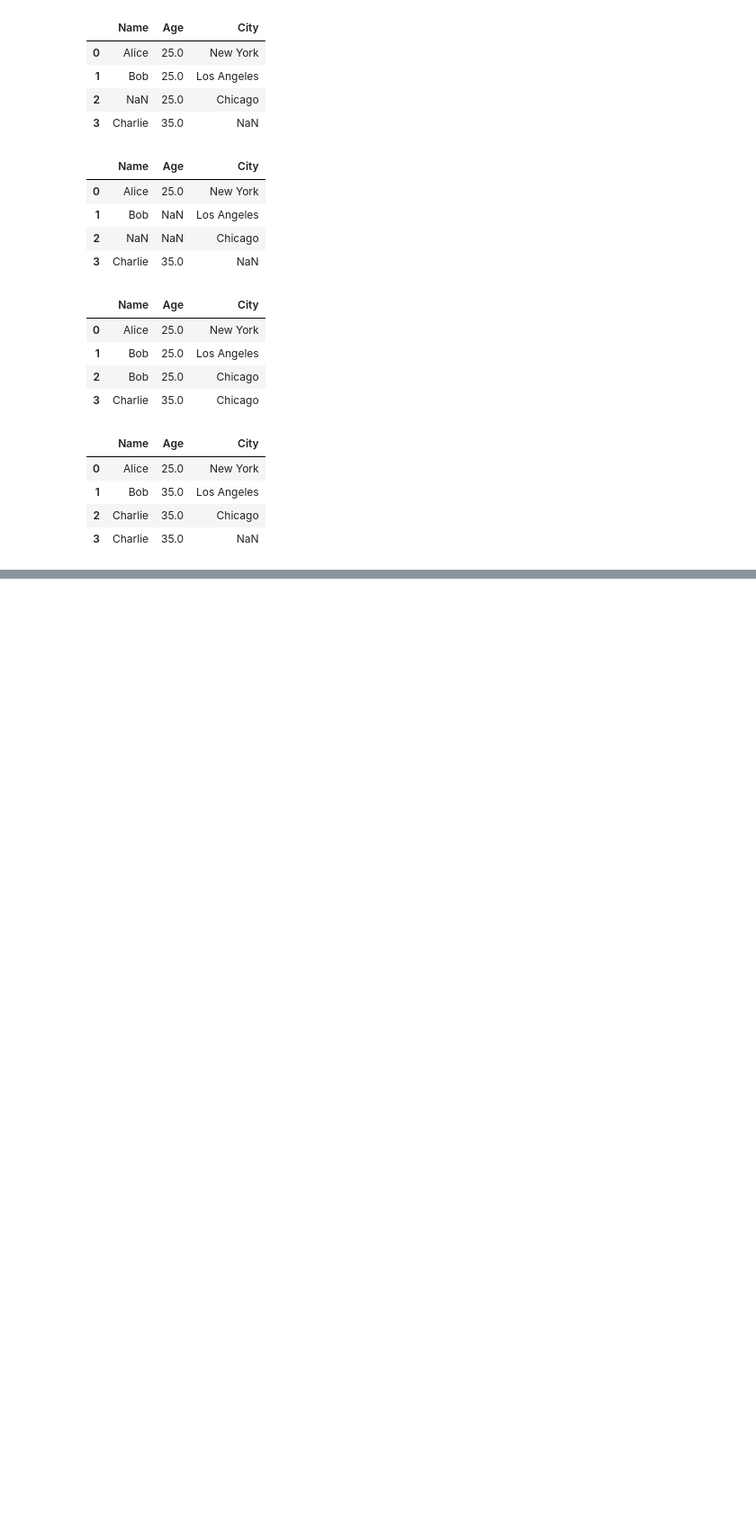
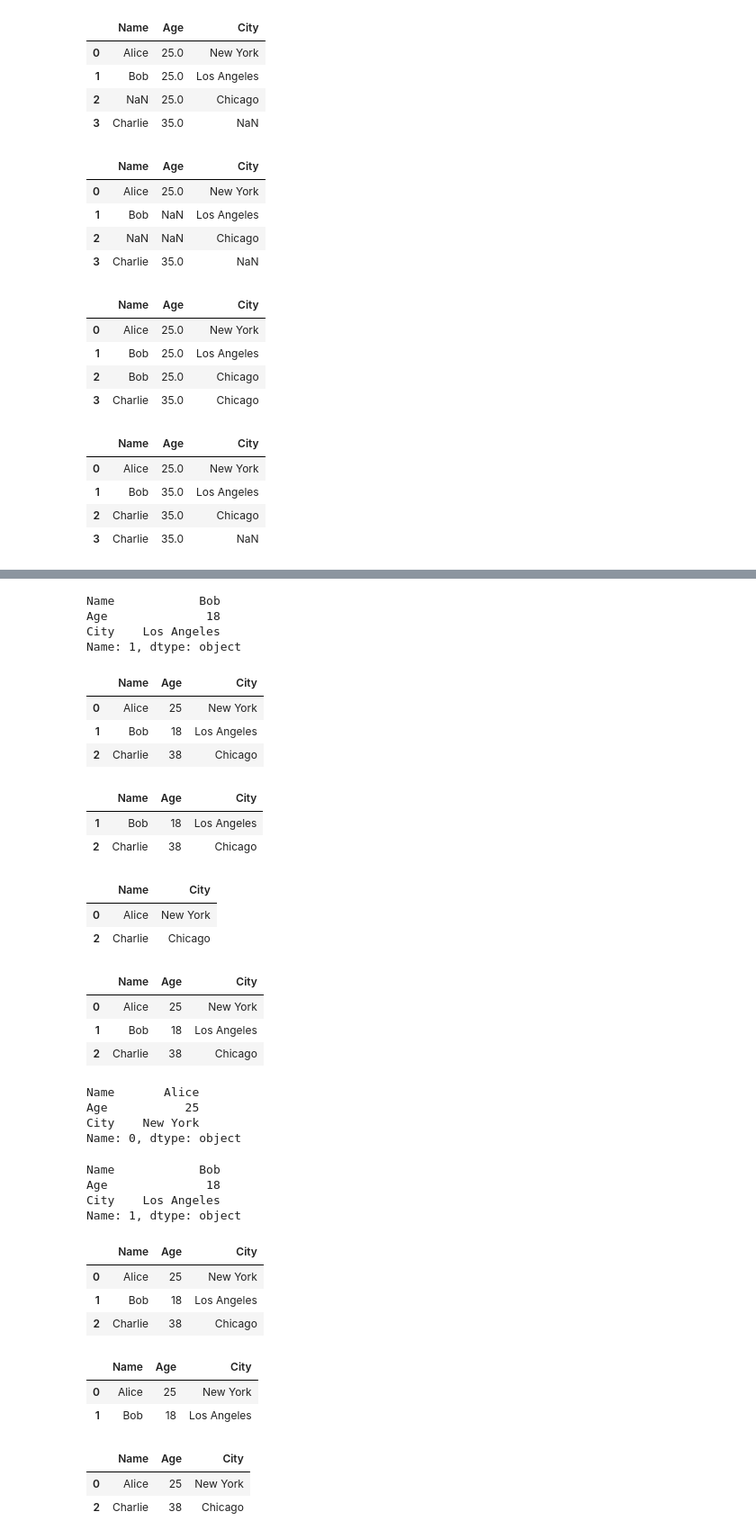
Before and after one commit to srinivasskc/my_datascience_journal, a Jupyter notebook: pandas_notebook.ipynb, the cells around one changed output, grey strips where cells are left out. Shown at 90% size. Drawn from its saved outputs; the diff is of its cells as text; code cells hidden in the pictures; blank space fills up the shorter version.

```diff
--- a/pandas_notebook.ipynb
+++ b/pandas_notebook.ipynb
@@ -982,0 +999,30 @@ df_nan1.bfill()
+# %%
+df.loc[1]
+# This retrieves the row at index 1 from the DataFrame, which corresponds to Bob's data.
+# %% [output]
+Name            Bob
+Age              18
+City    Los Angeles
+Name: 1, dtype: object
+# %%
+df.loc[0:2]
+# This selects rows with index labels 0 to 2 from the DataFrame.
+# %% [output]
+|  | Name | Age | City |
+| 0 | Alice | 25 | New York |
+| 1 | Bob | 18 | Los Angeles |
+| 2 | Charlie | 38 | Chicago |
+# %%
+df.loc[[1,2]]
+# Selecting specific rows by their index labels, in this case, rows with index 1 and 2.
+# %% [output]
+|  | Name | Age | City |
+| 1 | Bob | 18 | Los Angeles |
+| 2 | Charlie | 38 | Chicago |
+# %%
+df.loc[[0,2],["Name","City"]]
+# This selects specific rows (0 and 2) and specific columns ("Name" and "City") from the DataFrame.
+# %% [output]
+|  | Name | City |
+| 0 | Alice | New York |
+| 2 | Charlie | Chicago |
@@ -982,0 +1035,44 @@ df_nan1.bfill()
+# %%
+df_iloc = pd.DataFrame(data_iloc)
+df_iloc
+# %% [output]
+|  | Name | Age | City |
+| 0 | Alice | 25 | New York |
+| 1 | Bob | 18 | Los Angeles |
+| 2 | Charlie | 38 | Chicago |
+# %%
+df.iloc[0]
+# %% [output]
+Name       Alice
+Age           25
+City    New York
+Name: 0, dtype: object
+# %%
+df.iloc[1]
+# %% [output]
+Name            Bob
+Age              18
+City    Los Angeles
+Name: 1, dtype: object
+# %%
+df.loc[0:2]
+# This selects rows with index labels 0 to 2 from the DataFrame.
+# %% [output]
+|  | Name | Age | City |
+| 0 | Alice | 25 | New York |
+| 1 | Bob | 18 | Los Angeles |
+| 2 | Charlie | 38 | Chicago |
+# %%
+df.iloc[0:2]
+# This selects rows 0 to 1 , excluding row 2, from the DataFrame.
+# %% [output]
+|  | Name | Age | City |
+| 0 | Alice | 25 | New York |
+| 1 | Bob | 18 | Los Angeles |
+# %%
+df.loc[[0,2]]
+# This selects rows with index labels 0 and 2 from the DataFrame.
+# %% [output]
+|  | Name | Age | City |
+| 0 | Alice | 25 | New York |
+| 2 | Charlie | 38 | Chicago |
```
Also changed, not shown: parts of 27 cells of this notebook.
